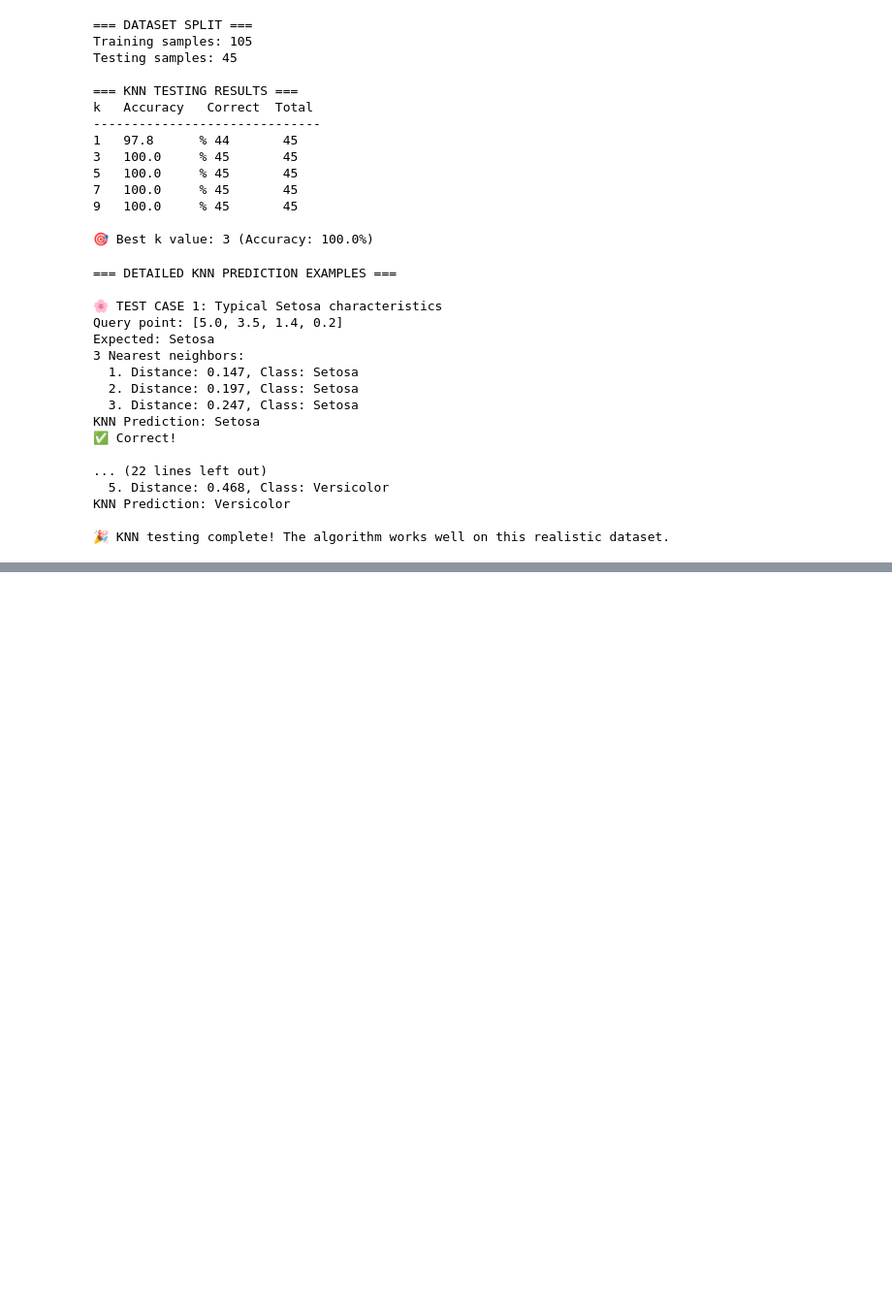
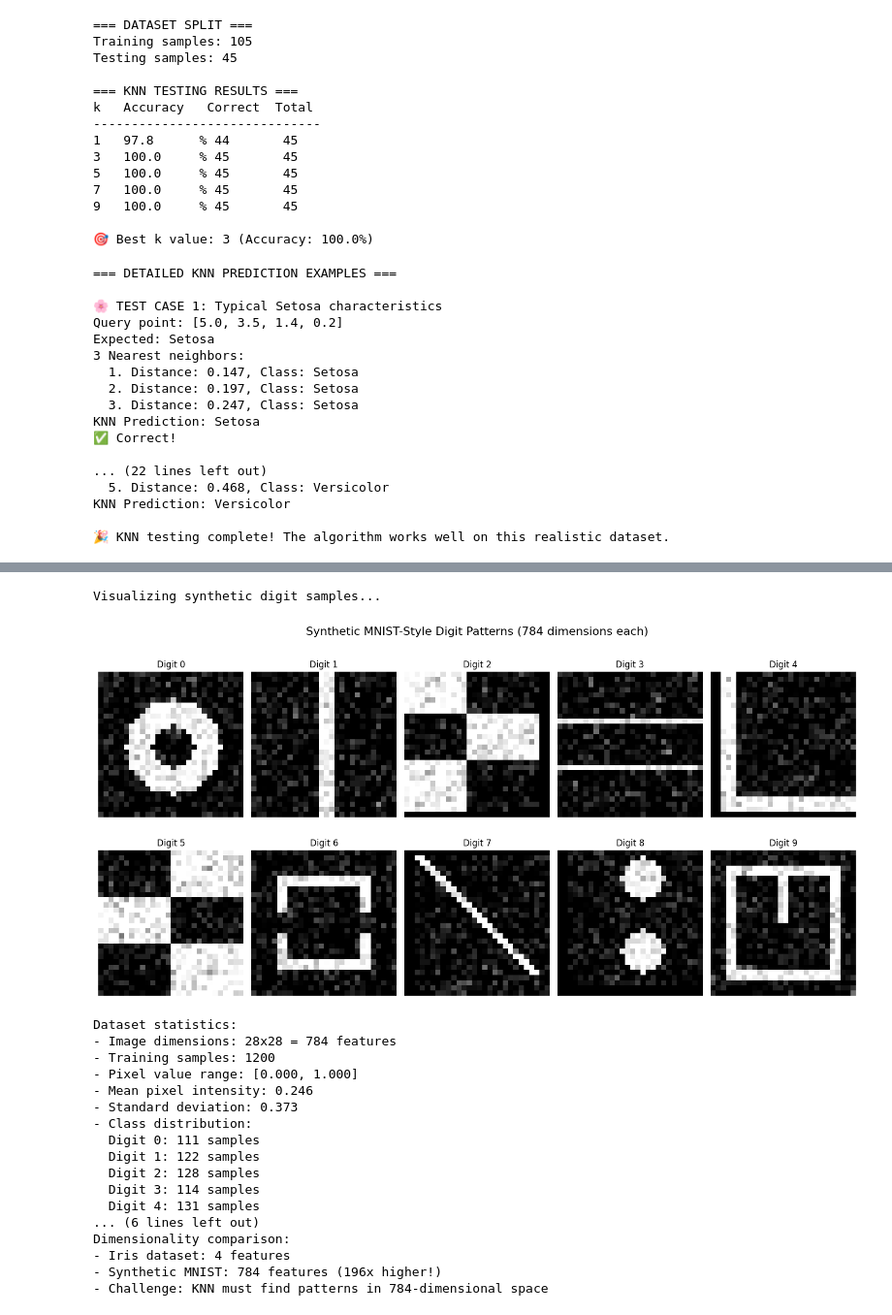
Before and after one commit to mrrahman1517/MLFromScratch, a Jupyter notebook: knn.ipynb, the cells around one changed output, grey strips where cells are left out. Shown at 97% size. Drawn from its saved outputs; the diff is of its cells as text; code cells hidden in the pictures; blank space fills up the shorter version.

```diff
--- a/knn.ipynb
+++ b/knn.ipynb
@@ -619,0 +803,79 @@ k=9: 100.0% accuracy
+# %%
+# =============================================================================
+# VISUALIZING HIGH-DIMENSIONAL DIGIT PATTERNS
+# =============================================================================
+# Show what our synthetic digit patterns look like
+
+if 'synthetic_mnist_data' in locals():
+    print("Visualizing synthetic digit samples...")
+
+    # Extract images and labels from our synthetic data
+    train_images = np.array([sample[:-1] for sample in mnist_train_data])
+    train_labels = np.array([sample[-1] for sample in mnist_train_data])
+
+    # Create visualization
+    plt.figure(figsize=(15, 8))
+
+    # Plot samples from each digit class (0-9)
+    for digit in range(10):
+        # Find first occurrence of each digit
+        digit_indices = np.where(train_labels == digit)[0]
+
+        if len(digit_indices) > 0:
+            first_index = digit_indices[0]
+
+            # Reshape back to 28x28 for visualization
+            digit_image = train_images[first_index].reshape(28, 28)
+
+            plt.subplot(2, 5, digit + 1)
+            plt.imshow(digit_image, cmap='gray')
+            plt.title(f'Digit {digit}', fontsize=12)
+            plt.axis('off')
+
+    plt.suptitle('Synthetic MNIST-Style Digit Patterns (784 dimensions each)', fontsize=16)
+    plt.tight_layout()
+    plt.show()
+
+    # Show some statistics about the data
+    print(f"Dataset statistics:")
+    print(f"- Image dimensions: 28x28 = 784 features")
+    print(f"- Training samples: {len(train_images)}")
+    print(f"- Pixel value range: [{train_images.min():.3f}, {train_images.max():.3f}]")
+    print(f"- Mean pixel intensity: {train_images.mean():.3f}")
+    print(f"- Standard deviation: {train_images.std():.3f}")
+
+    # Class distribution
+    from collections import Counter
+    class_distribution = Counter(train_labels)
+    print(f"- Class distribution:")
+    for digit in sorted(class_distribution.keys()):
+        print(f"  Digit {digit}: {class_distribution[digit]} samples")
+
+    # Show comparison with Iris for dimensionality perspective
+    print(f"\nDimensionality comparison:")
+    print(f"- Iris dataset: 4 features")
+    print(f"- Synthetic MNIST: 784 features ({784/4:.0f}x higher!)")
+    print(f"- Challenge: KNN must find patterns in 784-dimensional space")
+
+else:
+    print("No synthetic MNIST data found. Please run the data generation cell first.")
+# %% [output]
+Visualizing synthetic digit samples...
+[figure, added]
+Dataset statistics:
+- Image dimensions: 28x28 = 784 features
+- Training samples: 1200
+- Pixel value range: [0.000, 1.000]
+- Mean pixel intensity: 0.246
+- Standard deviation: 0.373
+- Class distribution:
+  Digit 0: 111 samples
+  Digit 1: 122 samples
+  Digit 2: 128 samples
+  Digit 3: 114 samples
+  Digit 4: 131 samples
+... (6 lines left out)
+Dimensionality comparison:
+- Iris dataset: 4 features
+- Synthetic MNIST: 784 features (196x higher!)
+- Challenge: KNN must find patterns in 784-dimensional space
```
Also changed, not shown: parts of 8 cells of this notebook.
